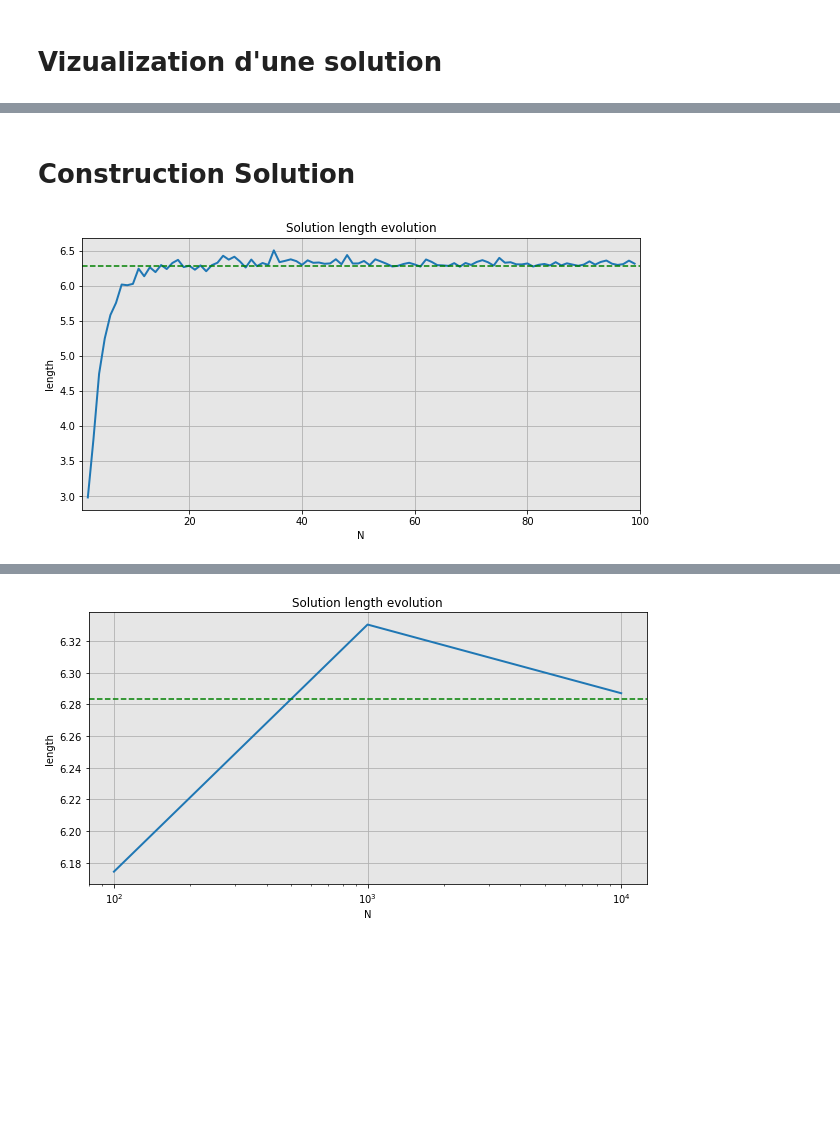
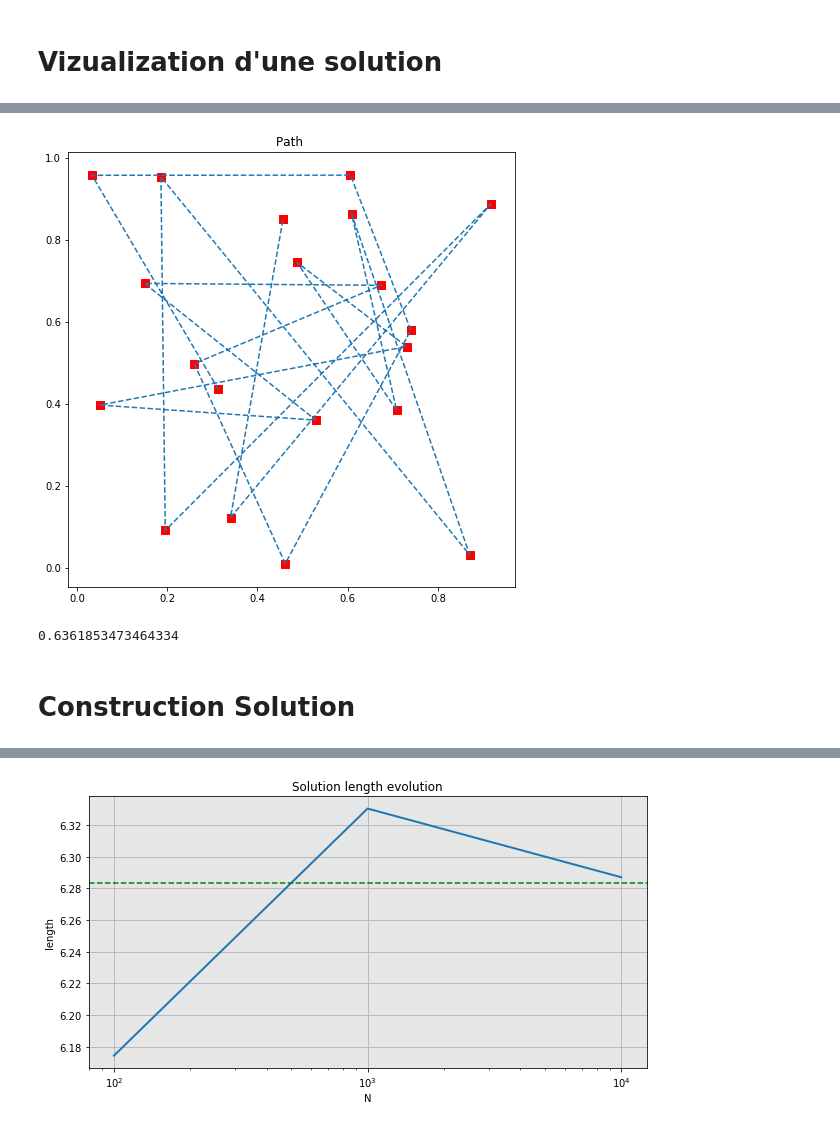
Before and after one commit to ppmdatix/HeuristiquesBE, a Jupyter notebook: BE.ipynb, the cells around one changed output, grey strips where cells are left out. Drawn from its saved outputs; the diff is of its cells as text; code cells hidden in the pictures; blank space fills up the shorter version.

```diff
--- a/BE.ipynb
+++ b/BE.ipynb
@@ -24,3 +25,11 @@ poidsSolution(solution, matriceDistance)
+# %%
+names, villes, matriceDistance = generationProbleme(n)
+solution = [i for i in range(n)]
+vizuResult(solution,villes)
+poidsSolution(solution, matriceDistance)
+# %% [output]
+[figure, added]
+0.6361853473464334
 # %% [markdown]
 # Construction Solution
 # %%
@@ -68,8 +77,6 @@ plt.title(title)
 plt.savefig("img/glouton.png")
 plt.show()
 plt.close()
-# %% [output]
-[figure, removed]
 # %%
 solutionConstruite = glouton(matriceDistance=matriceDistance, names=names)
 # %%
```
Also changed, not shown: parts of 3 cells of this notebook, 4 other files.
